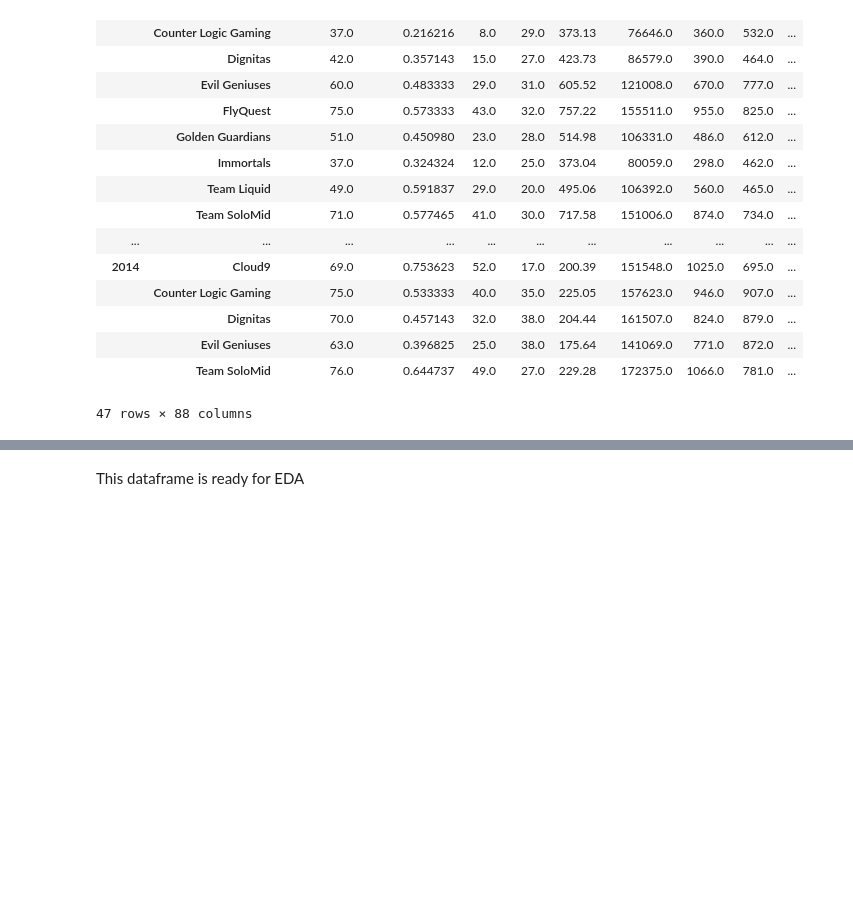
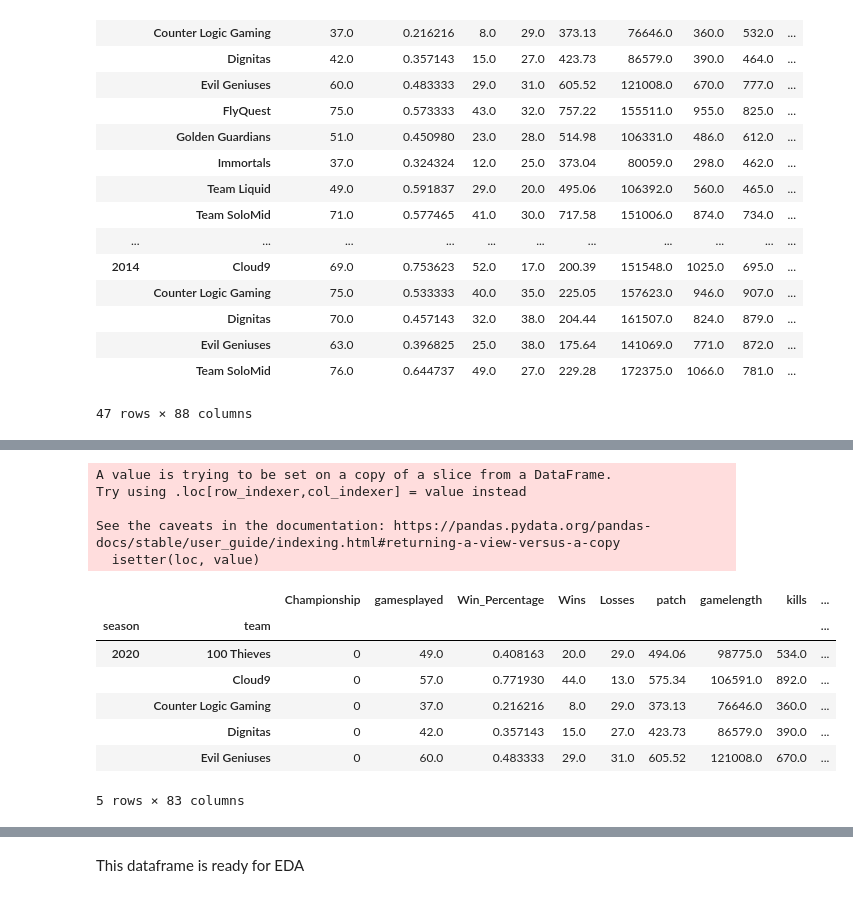
Before and after one commit to generalkandang/Capstone2, a Jupyter notebook: LoL_Final_Data_Wrangling.ipynb, the cells around one changed output, grey strips where cells are left out. Drawn from its saved outputs; the diff is of its cells as text; code cells hidden in the pictures; blank space fills up the shorter version.

```diff
--- a/LoL_Final_Data_Wrangling.ipynb
+++ b/LoL_Final_Data_Wrangling.ipynb
@@ -896,0 +909,24 @@ df = df.loc[:, (df != 0).any(axis=0)]
+# %%
+#assign our championship winners
+df.loc[('2020', "Team SoloMid"), 'Championship'] = 1
+df.loc[('2019', "Team Liquid"), 'Championship'] = 1
+df.loc[('2018', "Team Liquid"), 'Championship'] = 1
+df.loc[('2017', "Team SoloMid"), 'Championship'] = 1
+df.loc[('2016', "Counter Logic Gaming"), 'Championship'] = 1
+df.loc[('2015', "Counter Logic Gaming"), 'Championship'] = 1
+df.loc[('2014', "Cloud9"), 'Championship'] = 1
+df.head()
+# %% [output]
+A value is trying to be set on a copy of a slice from a DataFrame.
+Try using .loc[row_indexer,col_indexer] = value instead
+
+See the caveats in the documentation: https://pandas.pydata.org/pandas-docs/stable/user_guide/indexing.html#returning-a-view-versus-a-copy
+  isetter(loc, value)
+|  |  | Championship | gamesplayed | Win_Percentage | Wins | Losses | patch | gamelength | kills | ... |
+| season | team |  |  |  |  |  |  |  |  | ... |
+| 2020 | 100 Thieves | 0 | 49.0 | 0.408163 | 20.0 | 29.0 | 494.06 | 98775.0 | 534.0 | ... |
+|  | Cloud9 | 0 | 57.0 | 0.771930 | 44.0 | 13.0 | 575.34 | 106591.0 | 892.0 | ... |
+|  | Counter Logic Gaming | 0 | 37.0 | 0.216216 | 8.0 | 29.0 | 373.13 | 76646.0 | 360.0 | ... |
+|  | Dignitas | 0 | 42.0 | 0.357143 | 15.0 | 27.0 | 423.73 | 86579.0 | 390.0 | ... |
+|  | Evil Geniuses | 0 | 60.0 | 0.483333 | 29.0 | 31.0 | 605.52 | 121008.0 | 670.0 | ... |
+5 rows × 83 columns
```
Also changed, not shown: parts of 5 cells of this notebook.
